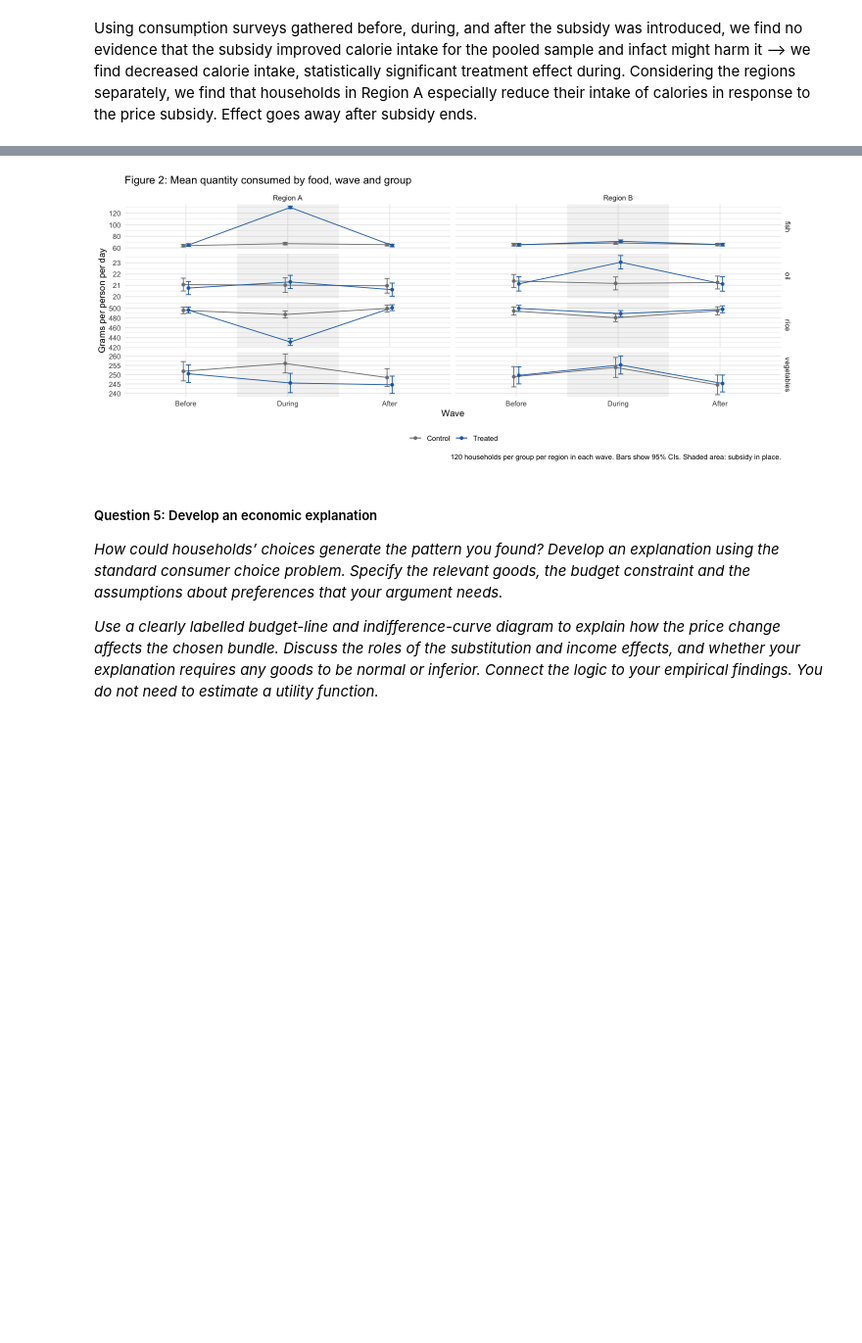
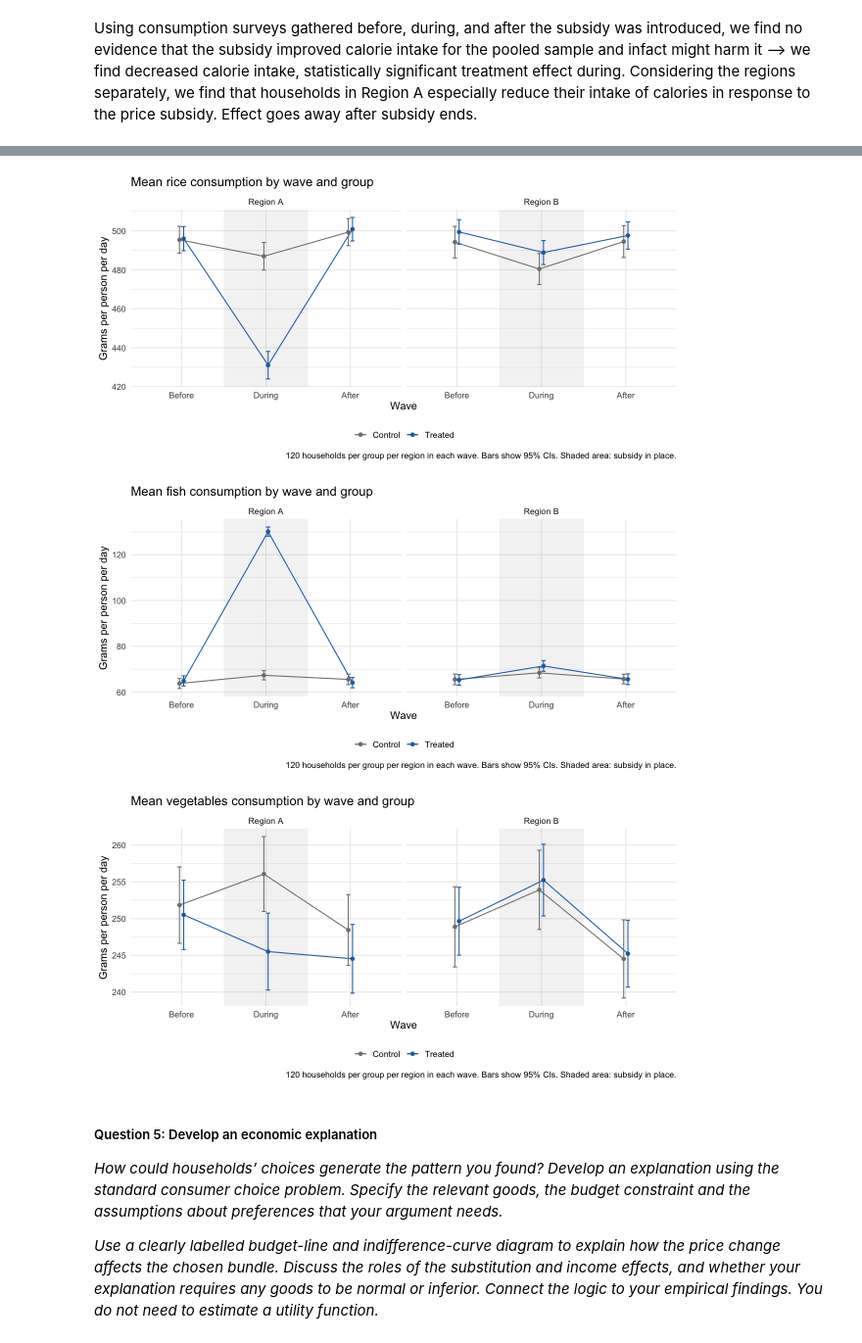
Before and after one commit to drishtikhemlani2306/pau_milan_assignment_1, a Jupyter notebook: assignment1_notebook.ipynb, the cells around one changed output, grey strips where cells are left out. Shown at 98% size. Drawn from its saved outputs; the diff is of its cells as text; code cells hidden in the pictures; blank space fills up the shorter version.

```diff
--- a/assignment1_notebook.ipynb
+++ b/assignment1_notebook.ipynb
@@ -405,27 +479,40 @@ RMSE: 61.6     Adj. R2: 0.750873
 # %%
-raw_data |>
+options(repr.plot.width = 10, repr.plot.height = 5)
+
+dodge <- position_dodge(0.1)
+
+food_means <- raw_data |>
   mutate(wave  = factor(wave, levels = c("Before", "During", "After")),
          group = if_else(treated == 1, "Treated", "Control"),
          region = paste("Region", region)) |>
   group_by(food, region, wave, group) |>
   summarise(mean = mean(grams_consumed),
             se = sd(grams_consumed) / sqrt(n()),
-            .groups = "drop") |>
-  ggplot(aes(wave, mean, colour = group, group = group)) +
-  annotate("rect", xmin = 1.5, xmax = 2.5, ymin = -Inf, ymax = Inf, alpha = 0.08) +
-  geom_line(position = dodge) +
-  geom_point(position = dodge) +
-  geom_errorbar(aes(ymin = mean - 1.96 * se, ymax = mean + 1.96 * se),
-                width = 0.1, position = dodge) +
-  facet_grid(food ~ region, scales = "free_y") +
-  scale_colour_manual(values = c(Control = "grey50", Treated = "#1f6fb4")) +
-  labs(title = "Figure 2: Mean quantity consumed by food, wave and group",
-       x = "Wave", y = "Grams per person per day", colour = NULL,
-       caption = "120 households per group per region in each wave. Bars show 95% CIs. Shaded area: subsidy in place.") +
-  theme_minimal() +
-  theme(legend.position = "bottom")
+            .groups = "drop")
+
+foods <- c("rice", "fish", "vegetables")
+
+for (f in foods) {
+  p <- ggplot(filter(food_means, food == f), aes(wave, mean, colour = group, group = group)) +
+    annotate("rect", xmin = 1.5, xmax = 2.5, ymin = -Inf, ymax = Inf, alpha = 0.08) +
+    geom_line(position = dodge) +
+    geom_point(position = dodge) +
+    geom_errorbar(aes(ymin = mean - 1.96 * se, ymax = mean + 1.96 * se),
+                  width = 0.1, position = dodge) +
+    facet_wrap(~ region) +
+    scale_colour_manual(values = c(Control = "grey50", Treated = "#1f6fb4")) +
+    labs(title = paste("Mean", f, "consumption by wave and group"),
+         x = "Wave", y = "Grams per person per day", colour = NULL,
+         caption = "120 households per group per region in each wave. Bars show 95% CIs. Shaded area: subsidy in place.") +
+    theme_minimal(base_size = 13) +
+    theme(legend.position = "bottom")
+
+  print(p)
+}
 # %% [output]
-[figure, old version]
+[figure, new version]
+[figure, added]
+[figure, added]
 # %% [markdown]
 ##### Question 5: Develop an economic explanation
 *How could households’ choices generate the pattern you found? Develop an explanation using the standard consumer choice problem. Specify the relevant goods, the budget constraint and the assumptions about preferences that your argument needs.*
```
Also changed, not shown: parts of 5 cells of this notebook.
